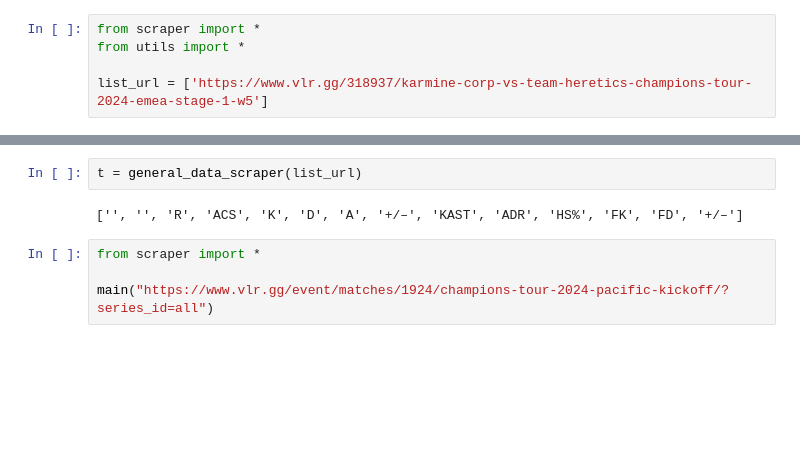
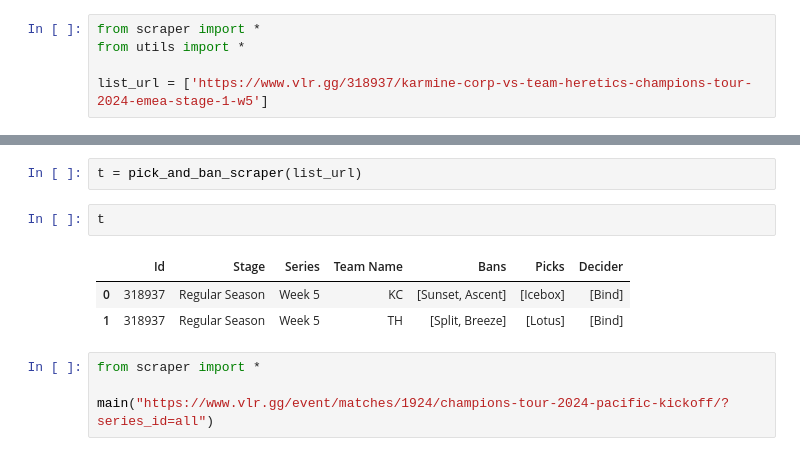
Before and after one commit to mariusBRM/M8_Valorant, a Jupyter notebook: notebooks/scraper.ipynb, the cells around one changed output, grey strips where cells are left out. Saved outputs shown, nothing was run; the diff lists cells and outputs as text; blank space fills up the shorter version.

```diff
--- a/scraper.ipynb
+++ b/notebooks/scraper.ipynb
@@ -159,8 +101,12 @@ def general_data_scraper(list_url):
     return result
 # %%
-t = general_data_scraper(list_url)
+t = pick_and_ban_scraper(list_url)
-# %% [output]
-['', '', 'R', 'ACS', 'K', 'D', 'A', '+/–', 'KAST', 'ADR', 'HS%', 'FK', 'FD', '+/–']
+# %%
+t
+# %% [output]
+|  | Id | Stage | Series | Team Name | Bans | Picks | Decider |
+| 0 | 318937 | Regular Season | Week 5 | KC | [Sunset, Ascent] | [Icebox] | [Bind] |
+| 1 | 318937 | Regular Season | Week 5 | TH | [Split, Breeze] | [Lotus] | [Bind] |
 # %%
 from scraper import *
 
```
Also changed, not shown: parts of 2 cells of this notebook, 52 other files.
